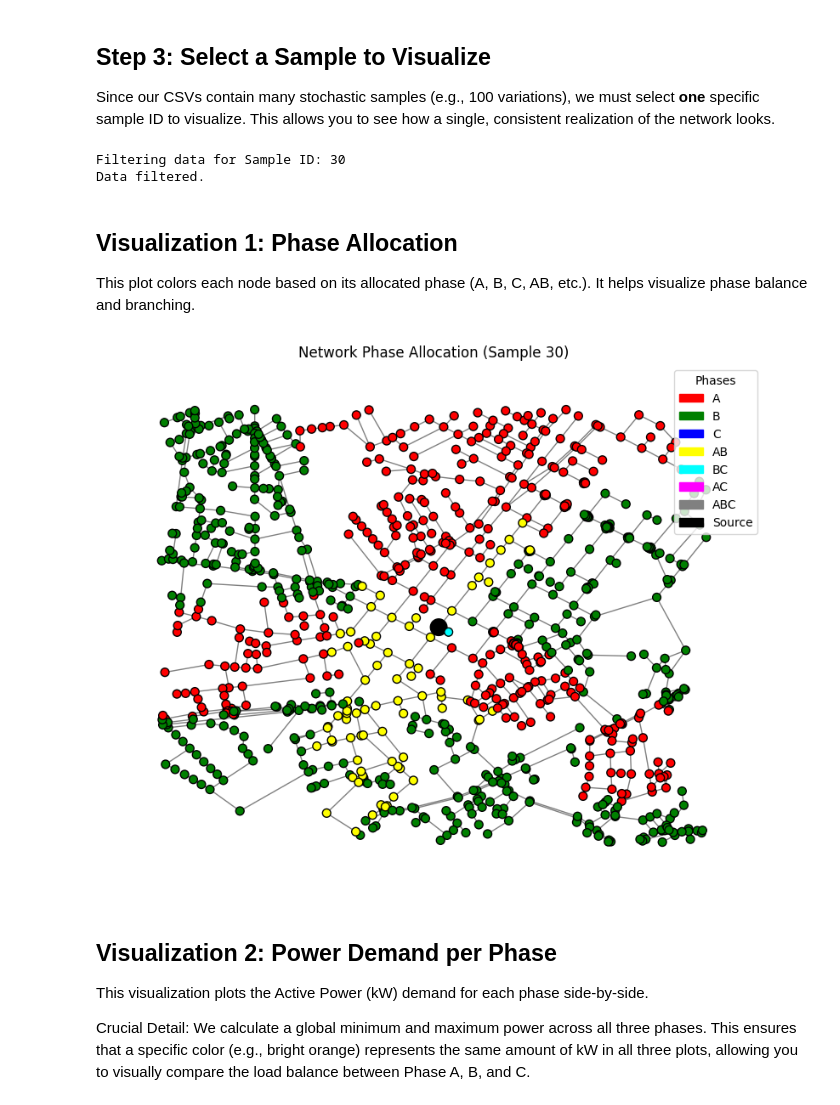
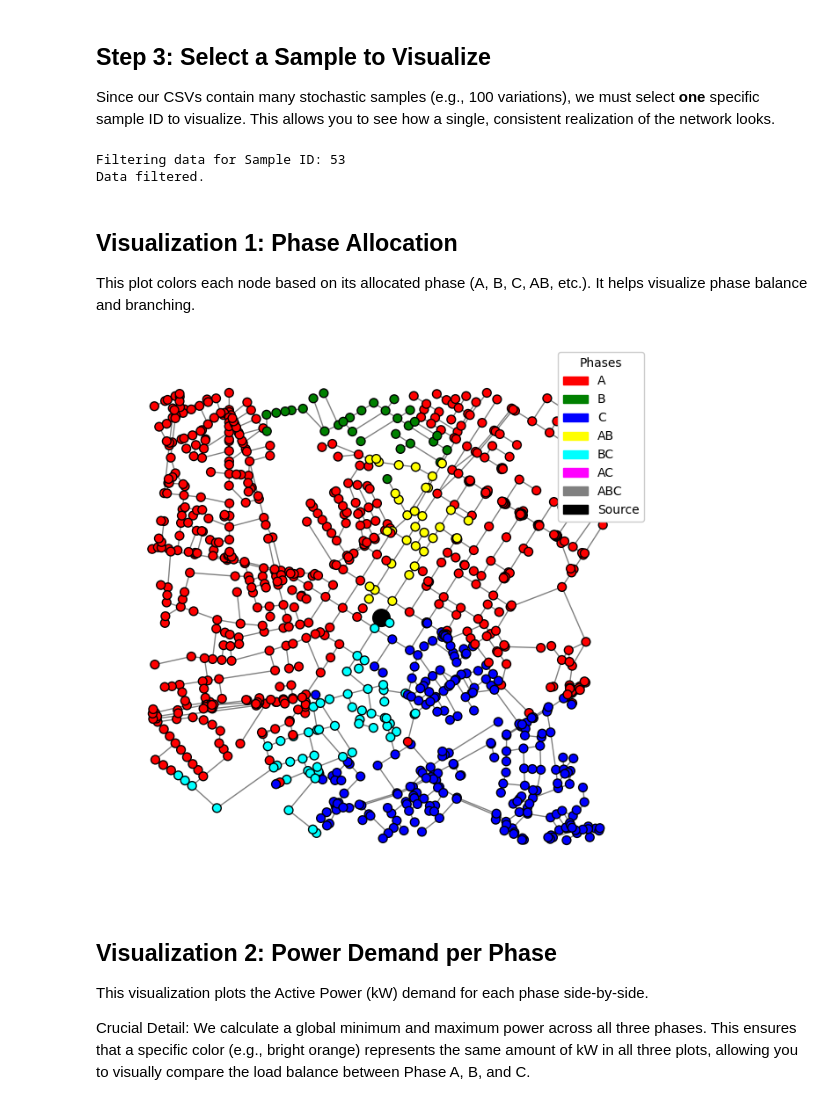
Before and after one commit to HenriqueCaetano1/bayesgrid, a Jupyter notebook: notebook_tutorials/5 Visualization of generated grids.ipynb, the cells around one changed output. Drawn from its saved outputs; the diff is of its cells as text; code cells hidden in the pictures.

Commit message:
updated tutorials for visualization

```diff
--- a/notebook_tutorials/5 Visualization of generated grids.ipynb
+++ b/notebook_tutorials/5 Visualization of generated grids.ipynb
@@ -57,11 +107,5 @@ We will now load this pre-generated network and define the folder where our Baye
 # %%
 
-SYNTHETIC_DATA_FOLDER = 'new_osm_synthetic_net' # Folder to save our results
-net = pp.from_pickle(os.path.join(SYNTHETIC_DATA_FOLDER,'pandapower_network.p'))
-
-# Keep these for the next steps
-source_bus = net.ext_grid.bus.iloc[0] # This will be 0
-graph_from_net = pn.create_nxgraph(net)
 
 
 
@@ -73,7 +117,7 @@ node_sizes = []
 for node in tree_graph.nodes():
     if str(node) == substation_node:
         node_colors.append('red')   # Highlight color for the substation
-        node_sizes.append(100)      # Make it larger
+        node_sizes.append(300)      # Make it larger
     else:
         node_colors.append('gray')  # Color for other nodes
         node_sizes.append(5)        # Make other nodes small
@@ -89,6 +133,6 @@ fig, ax = ox.plot_graph(
     edge_alpha=0.8,
     bgcolor='white',
     show=False,
-    close=False
+    close=False,
 )
 # %% [output]
@@ -167,7 +203,7 @@ Example coord for bus 0: [-46.701839, -23.649094]
 Since our CSVs contain many stochastic samples (e.g., 100 variations), we must select **one** specific sample ID to visualize. This allows you to see how a single, consistent realization of the network looks.
 # %%
 # Choose which sample to visualize (0 to N_SAMPLES - 1)
-SAMPLE_ID = 30
+SAMPLE_ID = 53
 
 print(f"Filtering data for Sample ID: {SAMPLE_ID}")
 
@@ -179,19 +215,20 @@ sample_imp = df_imp[df_imp['sample_id'] == SAMPLE_ID].set_index('line_id')
 
 print("Data filtered.")
 # %% [output]
-Filtering data for Sample ID: 30
+Filtering data for Sample ID: 53
 Data filtered.
 # %% [markdown]
 ## Visualization 1: Phase Allocation
 
 This plot colors each node based on its allocated phase (A, B, C, AB, etc.). It helps visualize phase balance and branching.
 # %%
+
 # --- 1. Map Phases to Colors ---
 # Define standard colors for phases
 phase_colors = {
     'A': 'red', 'B': 'green', 'C': 'blue',
     'AB': 'yellow', 'BC': 'cyan', 'AC': 'magenta', # Note: using AC for consistency
-    'ABC': 'gray', 'nan': 'black'
+    'ABC': 'white', 'nan': 'black'
 }
 
 node_colors = []
@@ -207,37 +244,37 @@ for node in graph_from_net.nodes:
         except KeyError:
             node_colors.append('black')
 
 # --- 2. Plotting ---
-plt.figure(figsize=(10, 8))
+plt.figure(figsize=(8, 8))
 
 # Draw edges
 nx.draw_networkx_edges(graph_from_net, pos=bus_geo_data, edge_color='black', alpha=0.5)
 
 # Draw nodes
 nx.draw_networkx_nodes(
     graph_from_net, pos=bus_geo_data,
     node_size=[200 if n==source_bus else 50 for n in graph_from_net.nodes],
     node_color=node_colors,
     edgecolors='black' # Add border to nodes
 )
 
 # Create Custom Legend
 handles = [
     Circle(0, color='red', label='A'),
     Circle(0, color='green', label='B'),
     Circle(0, color='blue', label='C'),
     Circle(0, color='yellow', label='AB'),
     Circle(0, color='cyan', label='BC'),
     Circle(0, color='magenta', label='AC'),
     Circle(0, color='gray', label='ABC'),
     Circle(0, color='black', label='Source')
 ]
-plt.legend(handles=handles, loc='best', title="Phases")
-plt.title(f"Network Phase Allocation (Sample {SAMPLE_ID})")
+plt.legend(handles=handles, loc='best', title="Phases",ncols=1,framealpha=1)
+#plt.title(f"Network Phase Allocation (Sample {SAMPLE_ID})")
 plt.axis('off')
 plt.show()
 # %% [output]
-[figure, old version]
+[figure, new version]
 # %% [markdown]
 ## Visualization 2: Power Demand per Phase
 This visualization plots the Active Power (kW) demand for each phase side-by-side.
```
Also changed, not shown: parts of 22 cells of this notebook, 5 other files.
